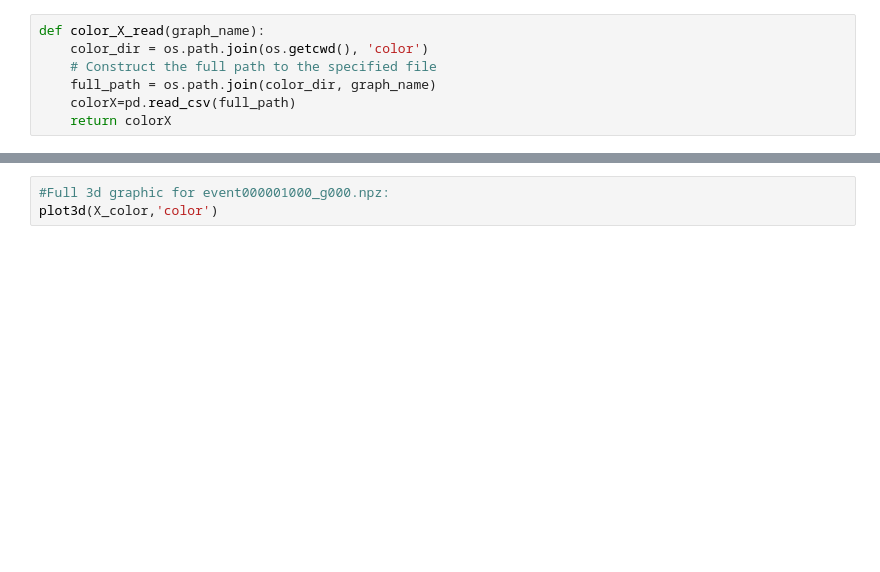
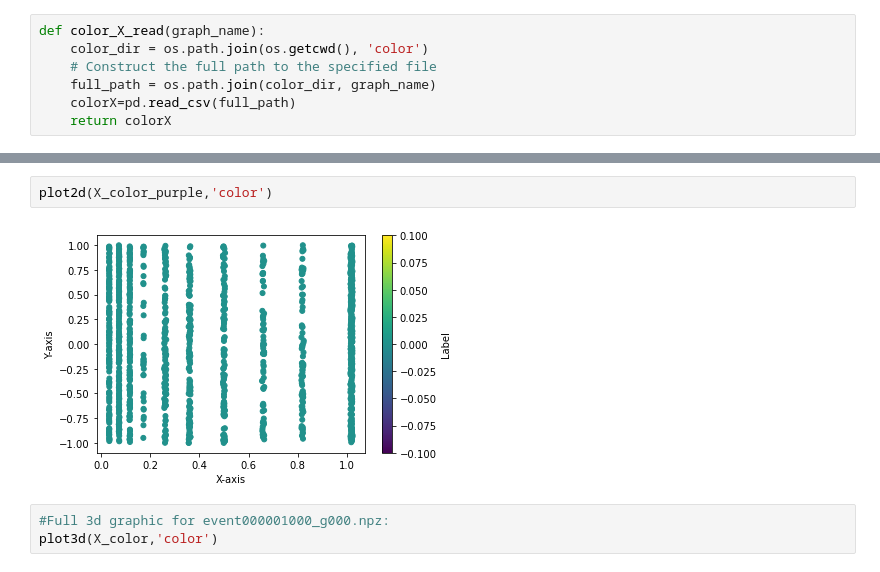
Before and after one commit to jihwanoh123/particle_trajectory, a Jupyter notebook: util_.ipynb, the cells around one changed output, grey strips where cells are left out. Cells and saved outputs as stored; diff of their text form; blank space fills up the shorter version.

```diff
--- a/util_.ipynb
+++ b/util_.ipynb
@@ -448,3 +417,7 @@ X_color=color_X_read('event000001000_g000.csv')
+# %%
+plot2d(X_color_purple,'color')
+# %% [output]
+[figure, added]
 # %%
 #Full 3d graphic for event000001000_g000.npz:
 plot3d(X_color,'color')
```
Also changed, not shown: parts of 24 cells of this notebook.
